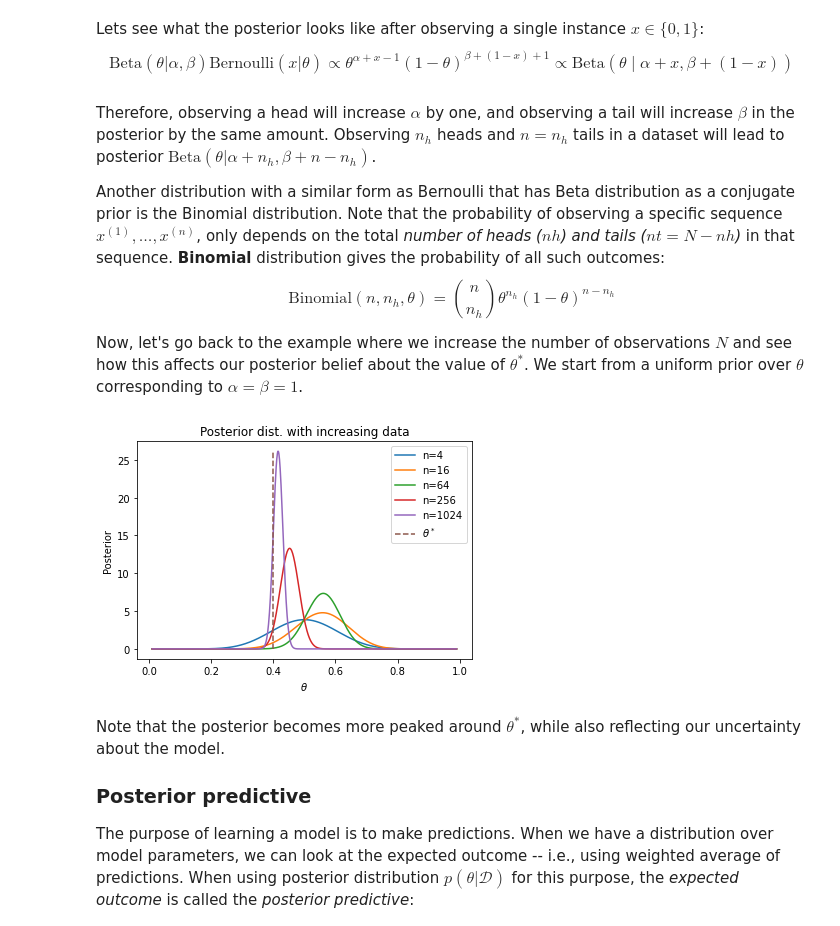
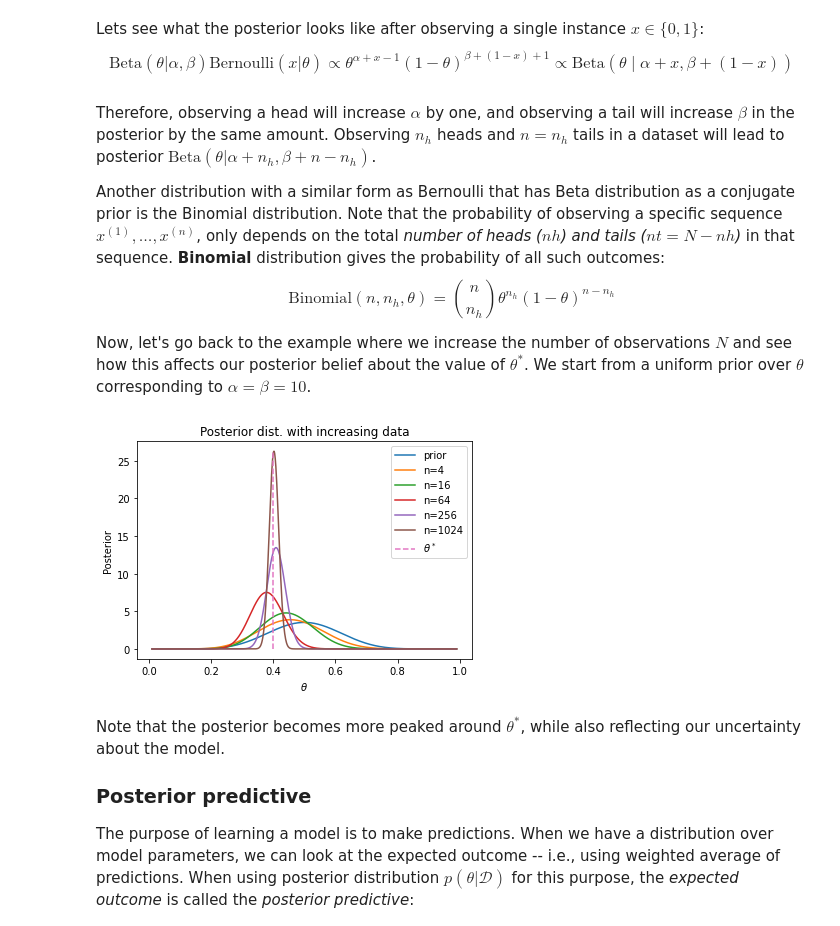
Before and after one commit to mravanba/comp551-notebooks, a Jupyter notebook: MLE_BayesianInference.ipynb, the cells around one changed output. Cells and saved outputs as stored; diff of their text form; code cells hidden in the pictures.

```diff
--- a/MLE_BayesianInference.ipynb
+++ b/MLE_BayesianInference.ipynb
@@ -22,11 +25,16 @@ The **likelihood** of $\theta^* = \theta$ is
 $$L(\theta) = \prod_{n=1}^{10} \mathrm{Bernoulli}(\theta, x^{(n)})$$
 Note that this is a function of $\theta$, it is not a probability distribution, so it doesn't sum to 1.
 # %%
-n = 10
-xn = np.random.rand(n) < theta_star
-print("observation {}".format(xn.astype(int)))
-L = lambda theta: np.prod(Bernoulli(theta, xn[None,:]), 1)
-theta_vals = np.linspace(0,1,100)[:, None]
+n = 10                                                              #number of random samples you want to consider
+xn = np.random.rand(n) < theta_star                                 #Generates n element boolean array where elements are True with probability theta_star and otherwise False
+xn = xn.astype(int)                                                 #to change the boolean array to intergers [0:False, 1:True]
+print("observation {}".format(xn))
+#Function to compute the log likelihood
+#Note that you can either pass this function a scalar(always broadcastable) theta or a broadcastable(in data axis) theta to get likelihood value or values
+#Also note that we added an extra dimension in xn to broadcast it along theta dimension
+L = lambda theta: np.prod(Bernoulli(theta, xn[None,:]), axis=-1)
+#we generate 100 evenly placed values of theta from 0 to 1
+theta_vals = np.linspace(0,1,100)[:, None]                         #Note that we made the array broadcastable by adding an extra dimension for data
 plt.plot(theta_vals, L(theta_vals), '-')
 plt.xlabel(r"$\theta$")
 plt.ylabel(r"Likelihood $L(\theta)$")
@@ -41,16 +51,20 @@ For _Bernoulli_ dist. max. likelihood estimate is the $\widehat{\theta} = \frac{
 A more numerically stable value with the same _maximum_ is the **log-likelihood** $\ell(\theta) = \log(L(\theta))$. It is also customary to minimize the _negative log-likelihood_ (NLL).
 Let's plot NLL for different $N$ -- as we increase our data-points the ML estimate often gets better.
 # %%
+#Generates 2^12 element boolean array where elements are True with probability theta_star and otherwise False
 xn_max = np.random.rand(2**12) < theta_star
 for r in range(1,6):
-    n = 4**r
-    xn = xn_max[:n]
-    ll = lambda theta: np.sum(np.log(Bernoulli(theta, xn[None,:])), 1)
+    n = 4**r              #number of data samples for r-th iteration
+    xn = xn_max[:n]       #slice them from the total samples generated
+    #Function to compute the log likelihood (Implementation exactly similar to the likelihood function)
+    ll = lambda theta: np.sum(np.log(Bernoulli(theta, xn[None,:])), axis=-1)
     theta_vals = np.linspace(.01,.99,100)[:, None]
     ll_vals = -ll(theta_vals)
+    #Plot the log likelihood values
     plt.plot(theta_vals, ll_vals, label="n="+str(n))
-    max_ind = np.argmin(ll_vals)
+    max_ind = np.argmin(ll_vals)                            #Stores the theta corresponding to minimum log likelihood
     plt.plot(theta_vals[max_ind], ll_vals[max_ind], '*')
+#to get the horizontal line for theta
 plt.plot([theta_star,theta_star], [0,ll_vals.max()], '--', label=r"$\theta^*$")
 plt.xlabel(r"$\theta$")
 plt.ylabel(r"Negative Log-Likelihood $-\ell(\theta)$")
@@ -79,8 +93,10 @@ Looking close at Bernoulli $\mathrm{Bernoulli}(x | \theta) = \theta^{x} (1-\thet
 $$\mathrm{Beta}(\theta \mid \alpha, \beta) \propto \theta^{\alpha-1} (1-\theta)^{\beta - 1}$$
 Here, $\propto$ sign means that we have dropped the normalization $B(\alpha,\beta)$, called the Beta function (`beta(a,b)` below). Lets plot Beta distribution for different values of $\alpha, \beta > 0$:
 # %%
-from scipy.special import beta
-Beta = lambda t,a,b: ((t**(a-1))*((1-t)**(b-1)))/beta(a,b)
+from scipy.special import beta                                      #we import beta function from scipy
+#Function to compute probability density function of beta distribution parameterized by a and b
+Beta = lambda theta,a,b: ((theta**(a-1))*((1-theta)**(b-1)))/beta(a,b)
+#Plot the distribution for different values of a and b
 for a,b in [(.1,.5), (1,1), (10,20)]:
     theta_vals = np.linspace(.01,.99,100)
     p_vals = Beta(theta_vals, a, b)
@@ -101,25 +117,28 @@ Another distribution with a similar form as Bernoulli that has Beta distribution
 **Binomial** distribution gives the probability of all such outcomes:
 $$\mathrm{Binomial}(n, n_h, \theta) = {n \choose n_h} \theta^{n_h} (1-\theta)^{n-n_h}$$
 
-Now, let's go back to the example where we increase the number of observations $N$ and see how this affects our posterior belief about the value of $\theta^*$. We start from a uniform prior over $\theta$ corresponding to $\alpha=\beta=1$.
+Now, let's go back to the example where we increase the number of observations $N$ and see how this affects our posterior belief about the value of $\theta^*$. We start from a uniform prior over $\theta$ corresponding to $\alpha=\beta=10$.
 # %%
 xn_max = np.random.rand(2**12) < theta_star
 a0, b0 = 10, 10
+theta_vals = np.linspace(.01,.99,1000)[:, None]
+posterior = Beta(theta_vals, a0, b0)              #get the prior distribution
+plt.plot(theta_vals, posterior , label="prior")
 for r in range(1,6):
     n = 4**r
     xn = xn_max[:n]
-    nh = np.sum(xn)
-    theta_vals = np.linspace(.01,.99,1000)[:, None]
-    posterior = Beta(theta_vals, a0+nh, b0+n-nh)
+    nh = np.sum(xn)                                           #number of heads out of n data samples
+    posterior = Beta(theta_vals, a0+nh, b0+n-nh)              #update the posterior based on the number of samples
     plt.plot(theta_vals, posterior , label="n="+str(n))
+
 plt.plot([theta_star,theta_star], [0,posterior.max()], '--', label=r"$\theta^*$")
 plt.xlabel(r"$\theta$")
 plt.ylabel(r"Posterior")
 plt.title("Posterior dist. with increasing data")
 plt.legend()
 plt.show()
 # %% [output]
-[figure, old version]
+[figure, new version]
 # %% [markdown]
 Note that the posterior becomes more peaked around $\theta^*$, while also reflecting our uncertainty about the model.
 ### Posterior predictive
```
Also changed, not shown: parts of 6 cells of this notebook.
